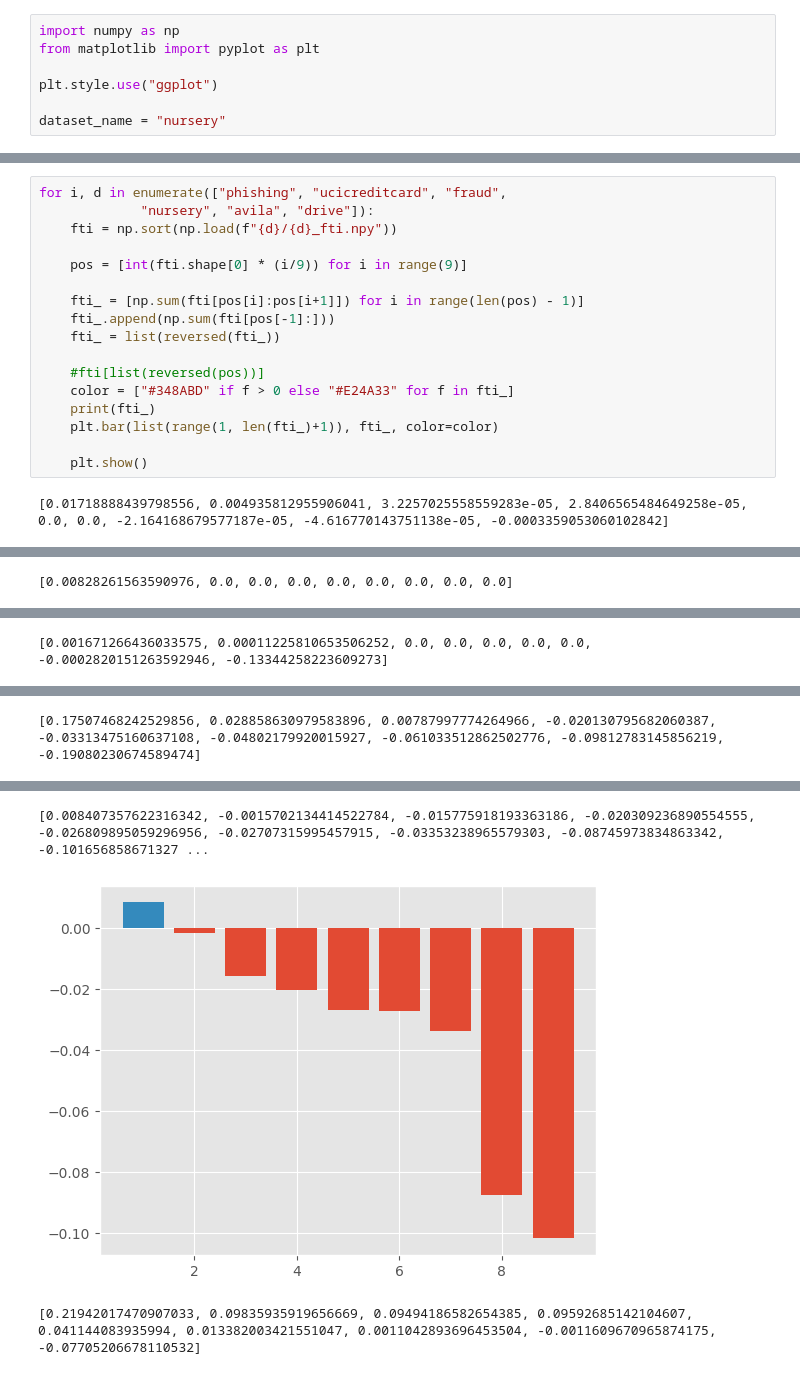
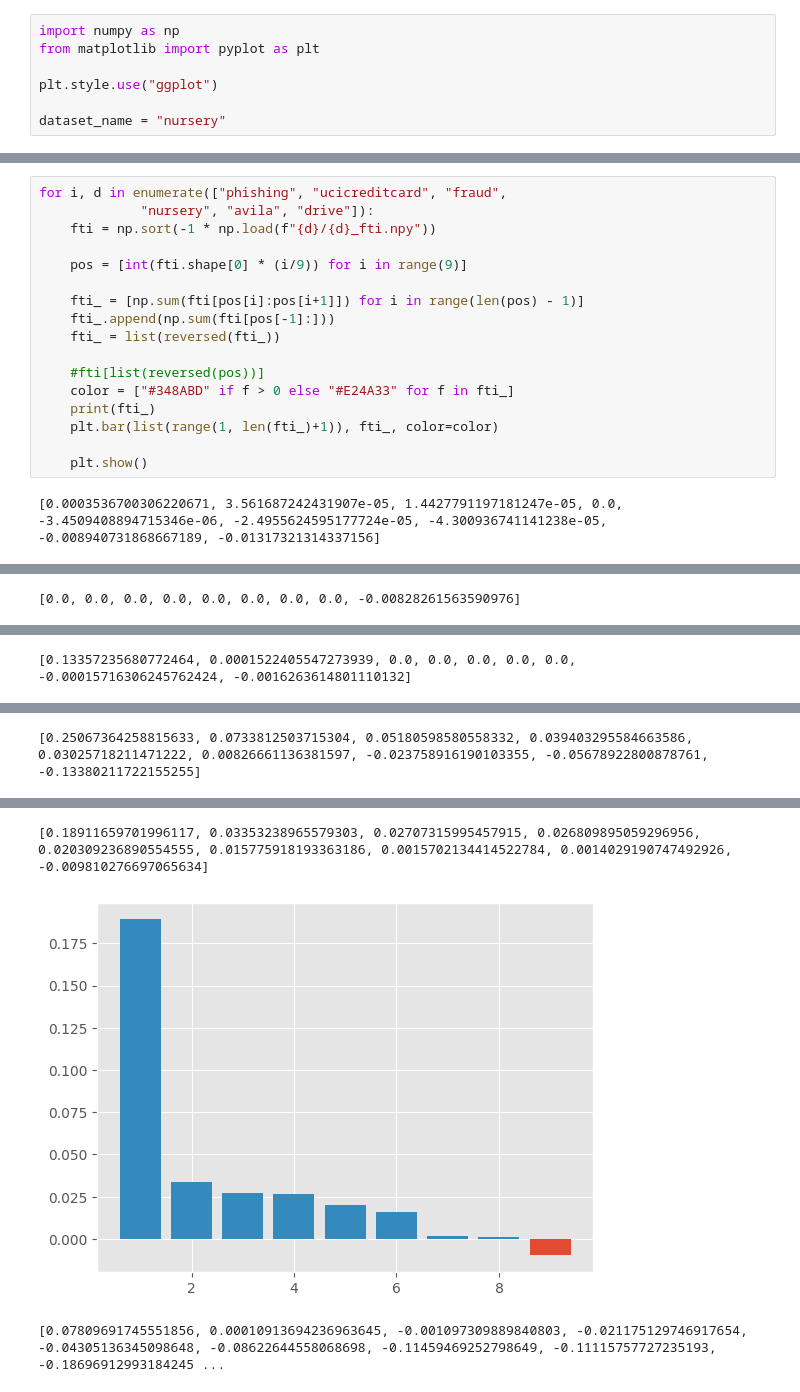
Before and after one commit to Koukyosyumei/ID2Graph, a Jupyter notebook: data/Untitled.ipynb, the cells around one changed output, grey strips where cells are left out. Drawn from its saved outputs; the diff is of its cells as text.

```diff
--- a/data/Untitled.ipynb
+++ b/data/Untitled.ipynb
@@ -16,7 +8,7 @@ fti[pos[0] : pos[1]]
 # %%
 for i, d in enumerate(["phishing", "ucicreditcard", "fraud",
              "nursery", "avila", "drive"]):
-    fti = np.sort(np.load(f"{d}/{d}_fti.npy"))
+    fti = np.sort(-1 * np.load(f"{d}/{d}_fti.npy"))
 
     pos = [int(fti.shape[0] * (i/9)) for i in range(9)]
 
@@ -31,4 +23,4 @@ for i, d in enumerate(["phishing", "ucicreditcard", "fraud",
 
     plt.show()
 # %% [output]
-[0.01718888439798556, 0.004935812955906041, 3.2257025558559283e-05, 2.8406565484649258e-05, 0.0, 0.0, -2.164168679577187e-05, -4.616770143751138e-05, -0.0003359053060102842]
+[0.0003536700306220671, 3.561687242431907e-05, 1.4427791197181247e-05, 0.0, -3.4509408894715346e-06, -2.4955624595177724e-05, -4.300936741141238e-05, -0.008940731868667189, -0.01317321314337156]
@@ -36 +28 @@ for i, d in enumerate(["phishing", "ucicreditcard", "fraud",
-[0.00828261563590976, 0.0, 0.0, 0.0, 0.0, 0.0, 0.0, 0.0, 0.0]
+[0.0, 0.0, 0.0, 0.0, 0.0, 0.0, 0.0, 0.0, -0.00828261563590976]
@@ -38 +30 @@ for i, d in enumerate(["phishing", "ucicreditcard", "fraud",
-[0.001671266436033575, 0.00011225810653506252, 0.0, 0.0, 0.0, 0.0, 0.0, -0.0002820151263592946, -0.13344258223609273]
+[0.13357235680772464, 0.0001522405547273939, 0.0, 0.0, 0.0, 0.0, 0.0, -0.00015716306245762424, -0.0016263614801110132]
@@ -40 +32 @@ for i, d in enumerate(["phishing", "ucicreditcard", "fraud",
-[0.17507468242529856, 0.028858630979583896, 0.00787997774264966, -0.020130795682060387, -0.03313475160637108, -0.04802179920015927, -0.061033512862502776, -0.09812783145856219, -0.19080230674589474]
+[0.25067364258815633, 0.0733812503715304, 0.05180598580558332, 0.039403295584663586, 0.03025718211471222, 0.00826661136381597, -0.023758916190103355, -0.05678922800878761, -0.13380211722155255]
@@ -42,3 +34,3 @@ for i, d in enumerate(["phishing", "ucicreditcard", "fraud",
-[0.008407357622316342, -0.0015702134414522784, -0.015775918193363186, -0.020309236890554555, -0.026809895059296956, -0.02707315995457915, -0.03353238965579303, -0.08745973834863342, -0.101656858671327 ...
+[0.18911659701996117, 0.03353238965579303, 0.02707315995457915, 0.026809895059296956, 0.020309236890554555, 0.015775918193363186, 0.0015702134414522784, 0.0014029190747492926, -0.009810276697065634]
-[figure, old version]
+[figure, new version]
-[0.21942017470907033, 0.09835935919656669, 0.09494186582654385, 0.09592685142104607, 0.041144083935994, 0.013382003421551047, 0.0011042893696453504, -0.0011609670965874175, -0.07705206678110532]
+[0.07809691745551856, 0.00010913694236963645, -0.001097309889840803, -0.021175129746917654, -0.04305136345098648, -0.08622644558068698, -0.11459469252798649, -0.11115757727235193, -0.18696912993184245 ...
```
Also changed, not shown: parts of 3 cells of this notebook, 1 other file.
